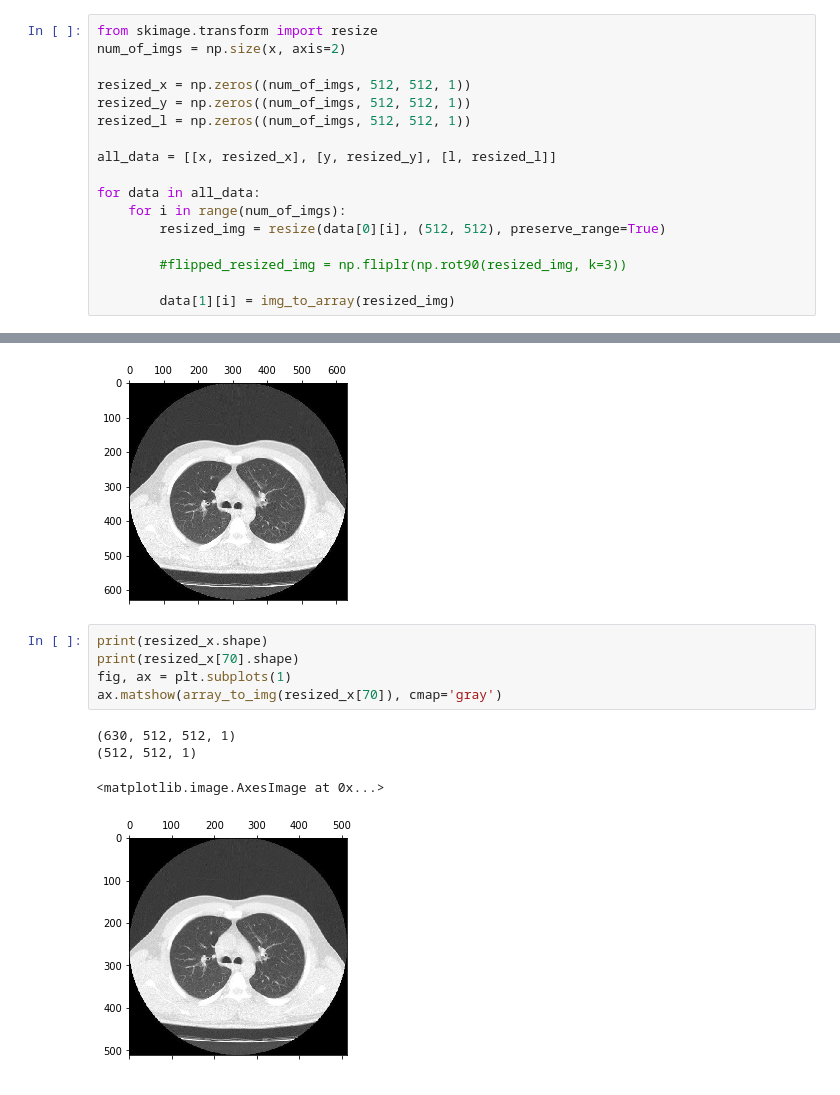
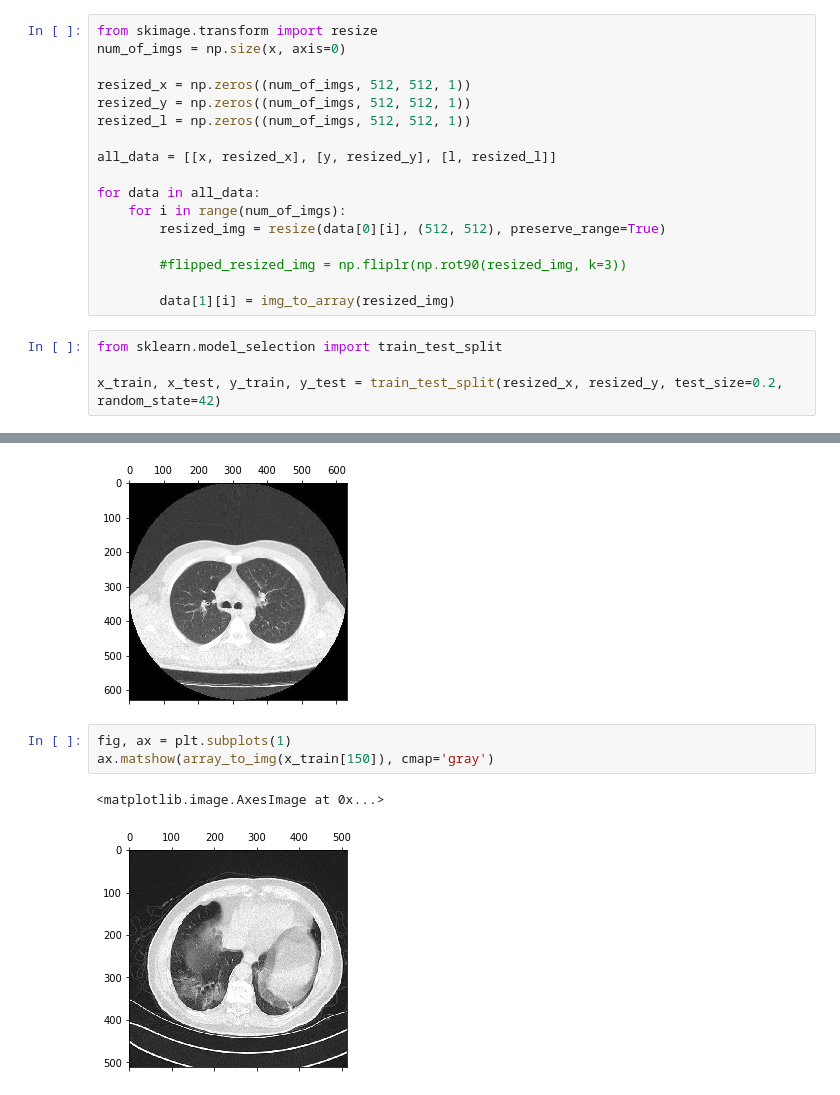
Before and after one commit to mxmlnau/Deep-project, a Jupyter notebook: code.ipynb, the cells around one changed output, grey strips where cells are left out. Saved outputs shown, nothing was run; the diff lists cells and outputs as text.

```diff
--- a/code.ipynb
+++ b/code.ipynb
@@ -48,7 +46,7 @@ print(l.shape)
 (829, 630, 630)
 # %%
 from skimage.transform import resize
-num_of_imgs = np.size(x, axis=2)
+num_of_imgs = np.size(x, axis=0)
 
 resized_x = np.zeros((num_of_imgs, 512, 512, 1))
 resized_y = np.zeros((num_of_imgs, 512, 512, 1))
@@ -63,3 +61,7 @@ for data in all_data:
         #flipped_resized_img = np.fliplr(np.rot90(resized_img, k=3))
 
         data[1][i] = img_to_array(resized_img)
+# %%
+from sklearn.model_selection import train_test_split
+
+x_train, x_test, y_train, y_test = train_test_split(resized_x, resized_y, test_size=0.2, random_state=42)
@@ -70,12 +82,8 @@ ax.matshow(x[70], cmap='gray')
 <matplotlib.image.AxesImage at 0x...>
 [figure]
 # %%
-print(resized_x.shape)
-print(resized_x[70].shape)
 fig, ax = plt.subplots(1)
-ax.matshow(array_to_img(resized_x[70]), cmap='gray')
+ax.matshow(array_to_img(x_train[150]), cmap='gray')
 # %% [output]
-(630, 512, 512, 1)
-(512, 512, 1)
+<matplotlib.image.AxesImage at 0x...>
-<matplotlib.image.AxesImage at 0x...>
-[figure, old version]
+[figure, new version]
```
Also changed, not shown: parts of 11 cells of this notebook.
